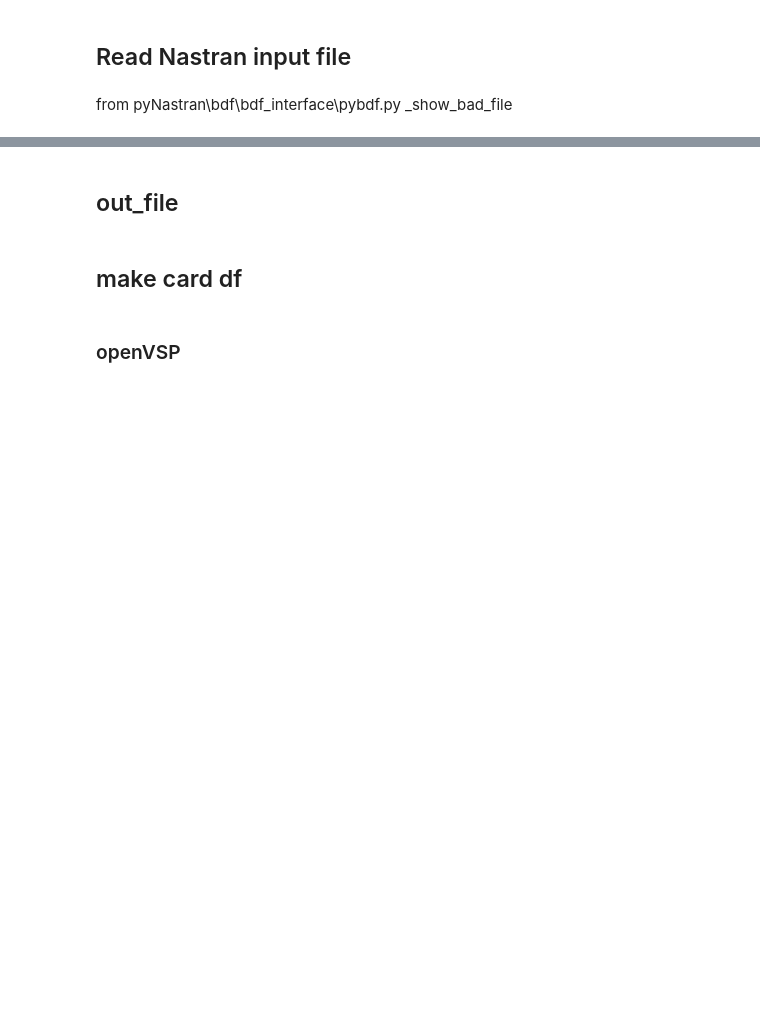
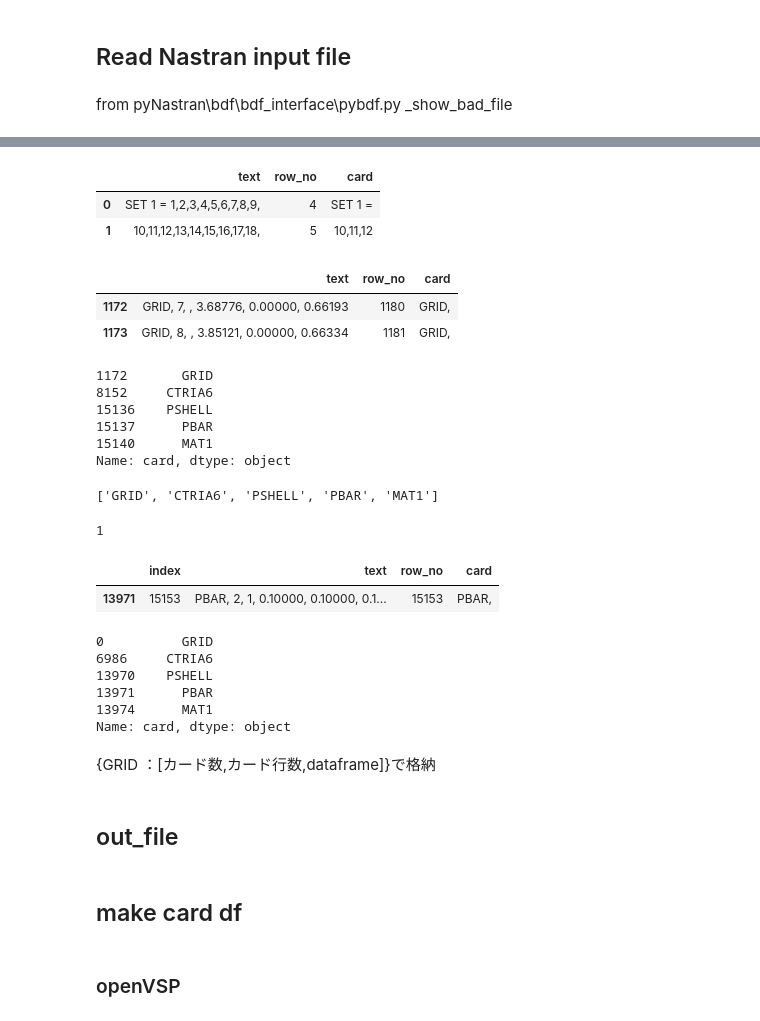
Before and after one commit to tanukichi123/pandastran, a Jupyter notebook: read_file_pandas.ipynb, the cells around one changed output, grey strips where cells are left out. Cells and saved outputs as stored; diff of their text form; code cells hidden in the pictures; blank space fills up the shorter version.

```diff
--- a/read_file_pandas.ipynb
+++ b/read_file_pandas.ipynb
@@ -16,0 +18,48 @@ self.df_in.head(2)
+# %%
+self.df_in_EC_CC.head(2)
+# %% [output]
+|  | text | row_no | card |
+| 0 | SET 1 = 1,2,3,4,5,6,7,8,9, | 4 | SET 1 = |
+| 1 | 10,11,12,13,14,15,16,17,18, | 5 | 10,11,12 |
+# %%
+self.df_in_BD.head(2)
+# %% [output]
+|  | text | row_no | card |
+| 1172 | GRID, 7, , 3.68776, 0.00000, 0.66193 | 1180 | GRID, |
+| 1173 | GRID, 8, , 3.85121, 0.00000, 0.66334 | 1181 | GRID, |
+# %%
+self.df_in_BD_card
+# %% [output]
+1172       GRID
+8152     CTRIA6
+15136    PSHELL
+15137      PBAR
+15140      MAT1
+Name: card, dtype: object
+# %%
+li=ccc.tolist()
+li
+# %% [output]
+['GRID', 'CTRIA6', 'PSHELL', 'PBAR', 'MAT1']
+# %%
+df=bbb.copy()
+self._separate_open_vsp(df)
+card_name=li[3]
+df=df[df["text"].str.startswith(card_name)]
+df["text"].count()
+# %% [output]
+1
+# %%
+df
+# %% [output]
+|  | index | text | row_no | card |
+| 13971 | 15153 | PBAR, 2, 1, 0.10000, 0.10000, 0.1... | 15153 | PBAR, |
+# %%
+ccc
+# %% [output]
+0          GRID
+6986     CTRIA6
+13970    PSHELL
+13971      PBAR
+13974      MAT1
+Name: card, dtype: object
@@ -17,3 +69,5 @@ self.df_in.head(2)
+# %% [markdown]
+{GRID ：[カード数,カード行数,dataframe]}で格納
 # %% [markdown]
 ## out_file
 # %%
```
Also changed, not shown: parts of 6 cells of this notebook, 1 other file.
